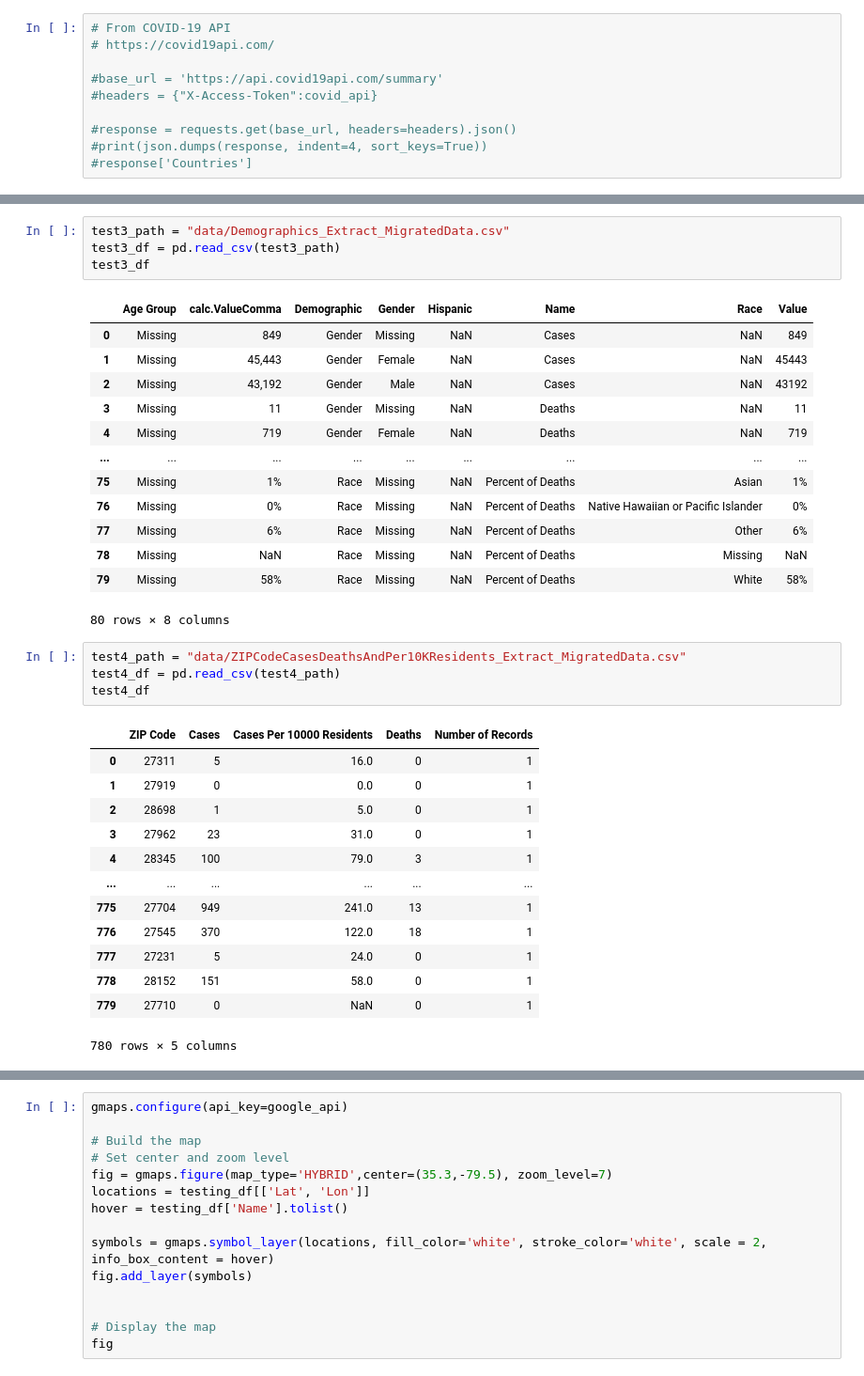
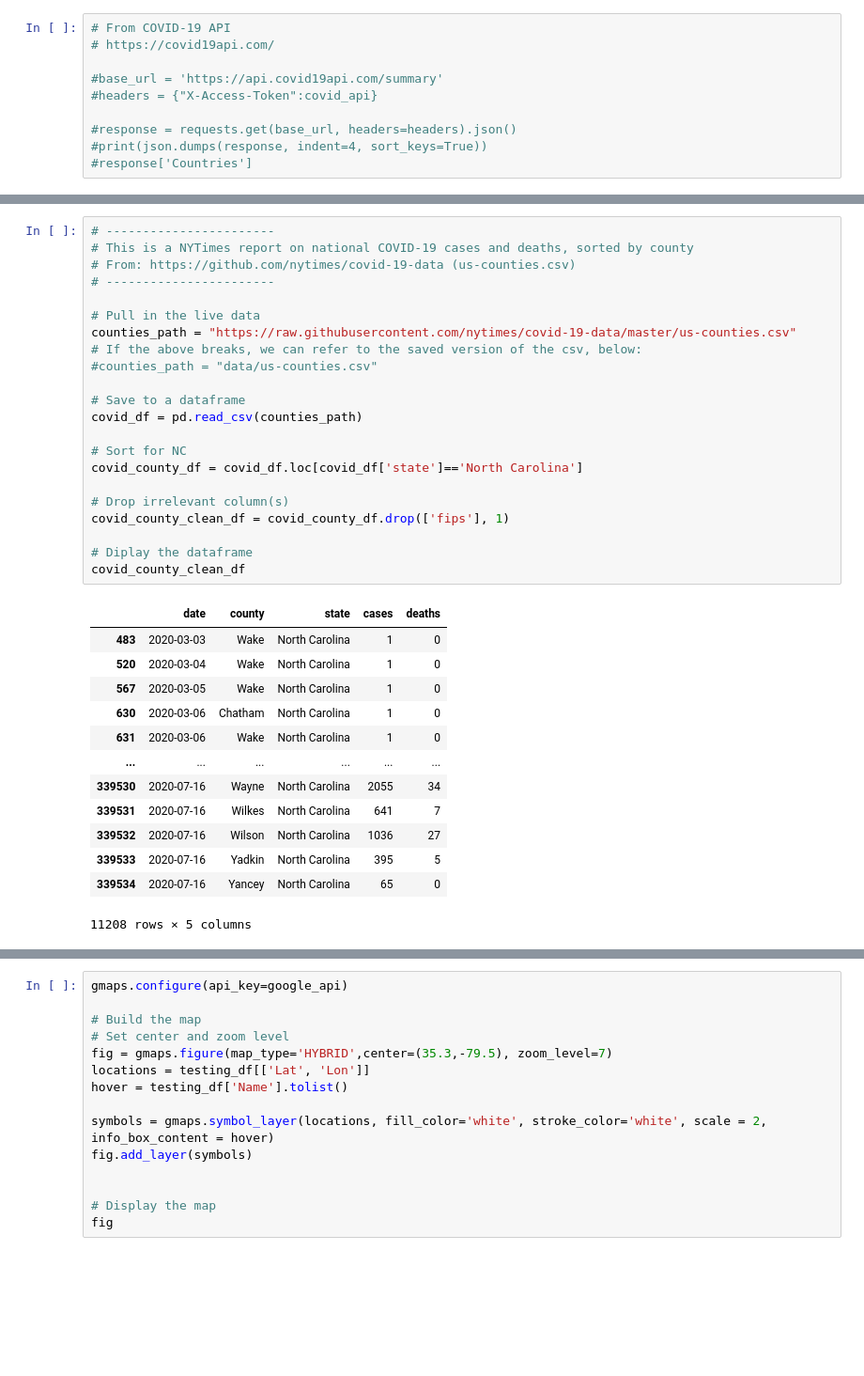
Before and after one commit to colbyhoke/project_1, a Jupyter notebook: covidapi.ipynb, the cells around one changed output, grey strips where cells are left out. Shown at 94% size. Saved outputs shown, nothing was run; the diff lists cells and outputs as text; blank space fills up the shorter version.

```diff
--- a/covidapi.ipynb
+++ b/covidapi.ipynb
@@ -149,36 +99,36 @@ test2_df
-# %%
-test3_path = "data/Demographics_Extract_MigratedData.csv"
-test3_df = pd.read_csv(test3_path)
-test3_df
-# %% [output]
-|  | Age Group | calc.ValueComma | Demographic | Gender | Hispanic | Name | Race | Value |
-| 0 | Missing | 849 | Gender | Missing | NaN | Cases | NaN | 849 |
-| 1 | Missing | 45,443 | Gender | Female | NaN | Cases | NaN | 45443 |
-| 2 | Missing | 43,192 | Gender | Male | NaN | Cases | NaN | 43192 |
-| 3 | Missing | 11 | Gender | Missing | NaN | Deaths | NaN | 11 |
-| 4 | Missing | 719 | Gender | Female | NaN | Deaths | NaN | 719 |
-| ... | ... | ... | ... | ... | ... | ... | ... | ... |
-| 75 | Missing | 1% | Race | Missing | NaN | Percent of Deaths | Asian | 1% |
-| 76 | Missing | 0% | Race | Missing | NaN | Percent of Deaths | Native Hawaiian or Pacific Islander | 0% |
-| 77 | Missing | 6% | Race | Missing | NaN | Percent of Deaths | Other | 6% |
-| 78 | Missing | NaN | Race | Missing | NaN | Percent of Deaths | Missing | NaN |
-| 79 | Missing | 58% | Race | Missing | NaN | Percent of Deaths | White | 58% |
-80 rows × 8 columns
-# %%
-test4_path = "data/ZIPCodeCasesDeathsAndPer10KResidents_Extract_MigratedData.csv"
-test4_df = pd.read_csv(test4_path)
-test4_df
-# %% [output]
-|  | ZIP Code | Cases | Cases Per 10000 Residents | Deaths | Number of Records |
-| 0 | 27311 | 5 | 16.0 | 0 | 1 |
-| 1 | 27919 | 0 | 0.0 | 0 | 1 |
-| 2 | 28698 | 1 | 5.0 | 0 | 1 |
-| 3 | 27962 | 23 | 31.0 | 0 | 1 |
-| 4 | 28345 | 100 | 79.0 | 3 | 1 |
-| ... | ... | ... | ... | ... | ... |
-| 775 | 27704 | 949 | 241.0 | 13 | 1 |
-| 776 | 27545 | 370 | 122.0 | 18 | 1 |
-| 777 | 27231 | 5 | 24.0 | 0 | 1 |
-| 778 | 28152 | 151 | 58.0 | 0 | 1 |
-| 779 | 27710 | 0 | NaN | 0 | 1 |
-780 rows × 5 columns
+# %%
+# -----------------------
+# This is a NYTimes report on national COVID-19 cases and deaths, sorted by county
+# From: https://github.com/nytimes/covid-19-data (us-counties.csv)
+# -----------------------
+
+# Pull in the live data
+counties_path = "https://raw.githubusercontent.com/nytimes/covid-19-data/master/us-counties.csv"
+# If the above breaks, we can refer to the saved version of the csv, below:
+#counties_path = "data/us-counties.csv"
+
+# Save to a dataframe
+covid_df = pd.read_csv(counties_path)
+
+# Sort for NC
+covid_county_df = covid_df.loc[covid_df['state']=='North Carolina']
+
+# Drop irrelevant column(s)
+covid_county_clean_df = covid_county_df.drop(['fips'], 1)
+
+# Diplay the dataframe
+covid_county_clean_df
+# %% [output]
+|  | date | county | state | cases | deaths |
+| 483 | 2020-03-03 | Wake | North Carolina | 1 | 0 |
+| 520 | 2020-03-04 | Wake | North Carolina | 1 | 0 |
+| 567 | 2020-03-05 | Wake | North Carolina | 1 | 0 |
+| 630 | 2020-03-06 | Chatham | North Carolina | 1 | 0 |
+| 631 | 2020-03-06 | Wake | North Carolina | 1 | 0 |
+| ... | ... | ... | ... | ... | ... |
+| 339530 | 2020-07-16 | Wayne | North Carolina | 2055 | 34 |
+| 339531 | 2020-07-16 | Wilkes | North Carolina | 641 | 7 |
+| 339532 | 2020-07-16 | Wilson | North Carolina | 1036 | 27 |
+| 339533 | 2020-07-16 | Yadkin | North Carolina | 395 | 5 |
+| 339534 | 2020-07-16 | Yancey | North Carolina | 65 | 0 |
+11208 rows × 5 columns
```
Also changed, not shown: parts of 12 cells of this notebook, 1 other file.
